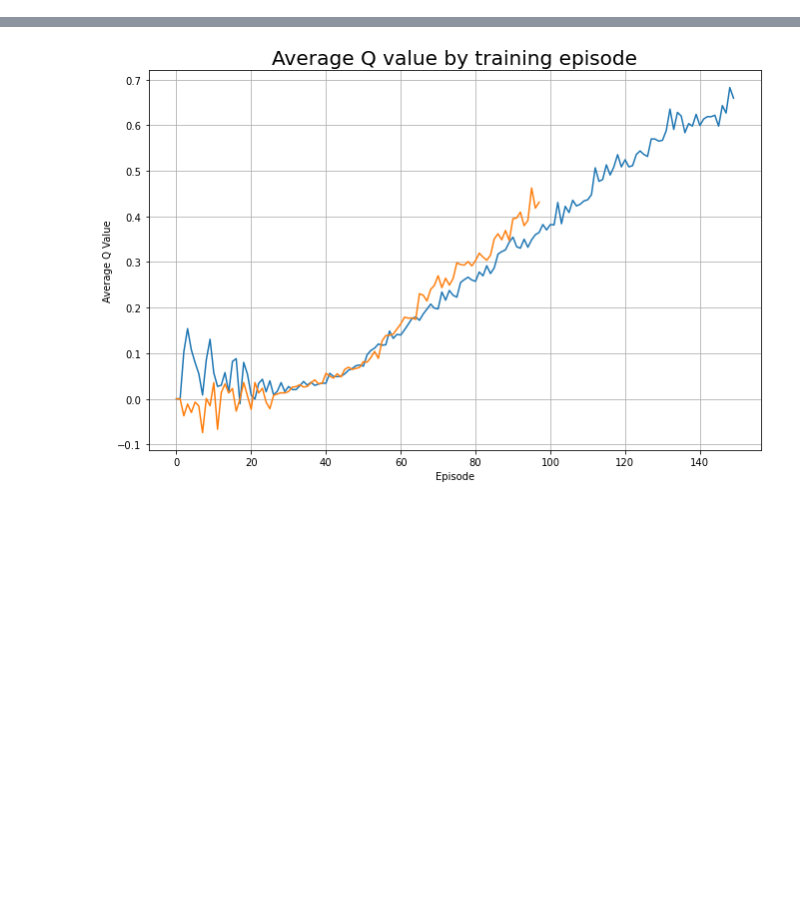
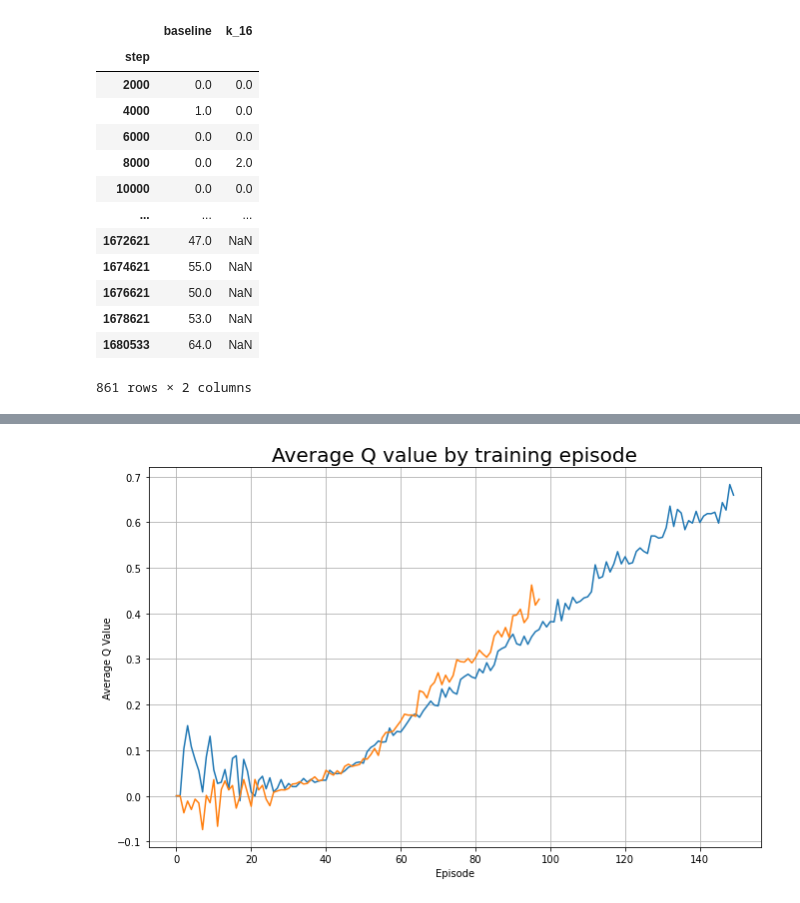
Before and after one commit to NiftyNico/DiamondsInTheRough, a Jupyter notebook: log_parser/20201130_sm_experiments.ipynb, the cells around one changed output, grey strips where cells are left out. Drawn from its saved outputs; the diff is of its cells as text; code cells hidden in the pictures; blank space fills up the shorter version.

```diff
--- a/log_parser/20201130_sm_experiments.ipynb
+++ b/log_parser/20201130_sm_experiments.ipynb
@@ -86,0 +73,17 @@ df.head()
+# %%
+train_rewards
+# %% [output]
+|  | baseline | k_16 |
+| step |  |  |
+| 2000 | 0.0 | 0.0 |
+| 4000 | 1.0 | 0.0 |
+| 6000 | 0.0 | 0.0 |
+| 8000 | 0.0 | 2.0 |
+| 10000 | 0.0 | 0.0 |
+| ... | ... | ... |
+| 1672621 | 47.0 | NaN |
+| 1674621 | 55.0 | NaN |
+| 1676621 | 50.0 | NaN |
+| 1678621 | 53.0 | NaN |
+| 1680533 | 64.0 | NaN |
+861 rows × 2 columns
```
Also changed, not shown: parts of 5 cells of this notebook.
